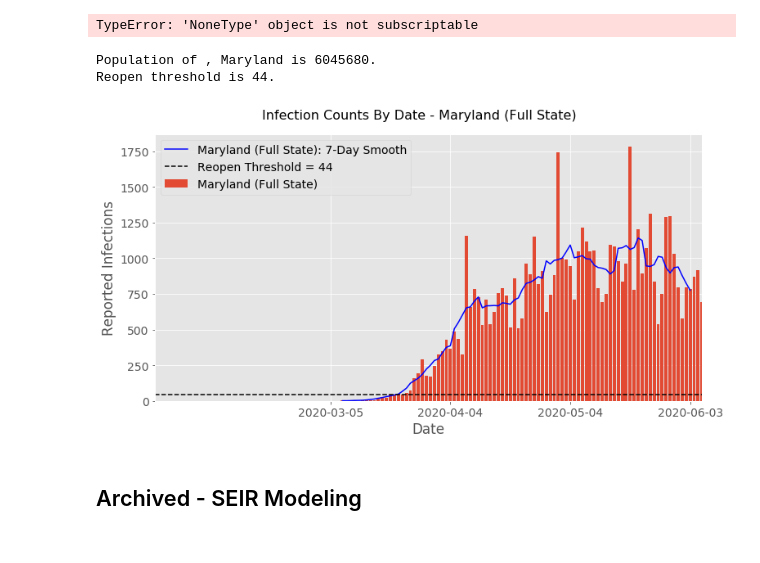
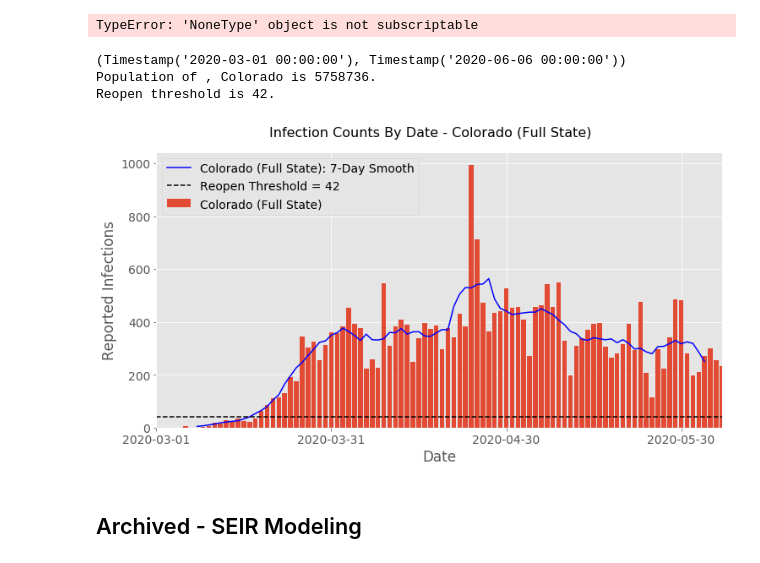
Before and after one commit to AsaKientz/covid-forecasting, a Jupyter notebook: notebooks/Covid-Capstone-III.ipynb, the cells around one changed output. Drawn from its saved outputs; the diff is of its cells as text; code cells hidden in the pictures.

Commit message:
new images

```diff
--- a/notebooks/Covid-Capstone-III.ipynb
+++ b/notebooks/Covid-Capstone-III.ipynb
@@ -50,7 +50,7 @@ def get_state_or_county_data(region, num_days = 7):
     '''
     def get_full_date_range(df):
         df['date'] = pd.to_datetime(df.date, format = "%Y/%m/%d")
-        date_range = (df['date'].min(), df['date'].max())
+        date_range = (pd.Timestamp('2020-03-01'), df['date'].max())
         return date_range
 
     if region[1]=='Entire State' or region[1]=='':
@@ -134,7 +133,7 @@ def plot_region_infections(df, states_pop, date_range, num_days_smooth = 7, save
     ax.set_ylabel('Reported Infections')
     ax.label_outer()
     plt.xlim(date_range[0], date_range[1])
-    plt.xticks(np.arange(min(df.date), max(df.date) + pd.DateOffset(1), 1000000*60*60*24*30))
+    plt.xticks(np.arange(date_range[0], max(df.date) + pd.DateOffset(1), 1000000*60*60*24*30))
     plt.suptitle(f'Infection Counts By Date - {label_text}', fontsize=16, y = 0.95)
     plt.show();
     if save_fig:
@@ -160,20 +159,23 @@ TypeError: 'NoneType' object is not subscriptable
 # %%
 # CDC guideline threshold of 10 reported infections per 100k pop every 14 days
 reopen_thresh = 10./100000/14
-region_init = ('Maryland','')
+region_init = ('Colorado','')
 num_days_smooth = 7
 
 df2, states_pop, date_range = get_state_or_county_data(region_init, num_days_smooth)
+
+print(date_range)
 
 print(f'Population of {region_init[1]}, {region_init[0]} is {states_pop}.')
 state_reopen_thresh = math.ceil(states_pop * reopen_thresh)
 print(f'Reopen threshold is {state_reopen_thresh}.')
 
-plot_region_infections(df2, states_pop, date_range, num_days_smooth = num_days_smooth, save_fig = False)
+plot_region_infections(df2, states_pop, date_range, num_days_smooth = num_days_smooth, save_fig = True)
 # %% [output]
-Population of , Maryland is 6045680.
-Reopen threshold is 44.
+(Timestamp('2020-03-01 00:00:00'), Timestamp('2020-06-06 00:00:00'))
+Population of , Colorado is 5758736.
+Reopen threshold is 42.
-[figure, old version]
+[figure, new version]
 # %% [markdown]
 ## Archived - SEIR Modeling
 # %%
```
Also changed, not shown: parts of 1 cell of this notebook, 4 other files.
